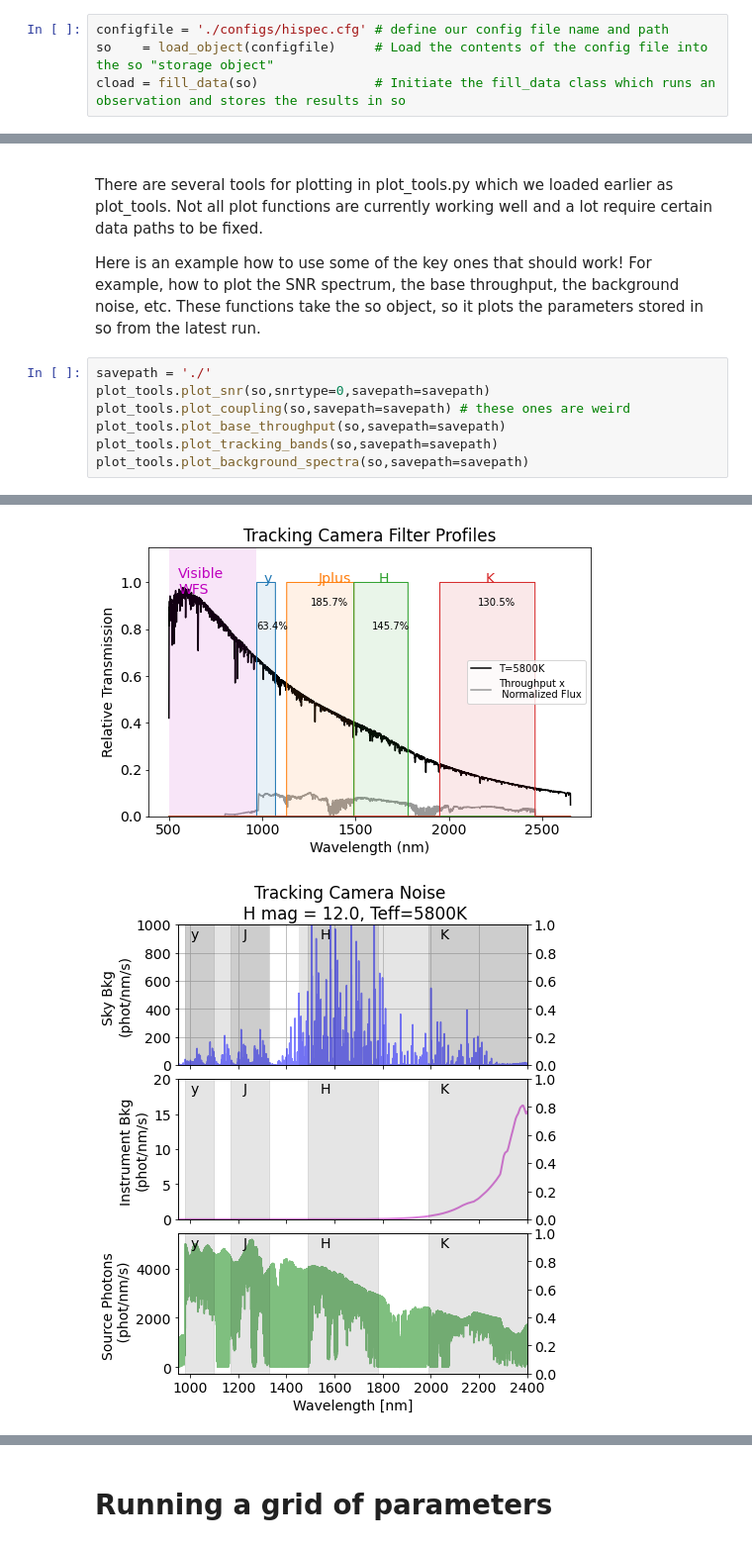
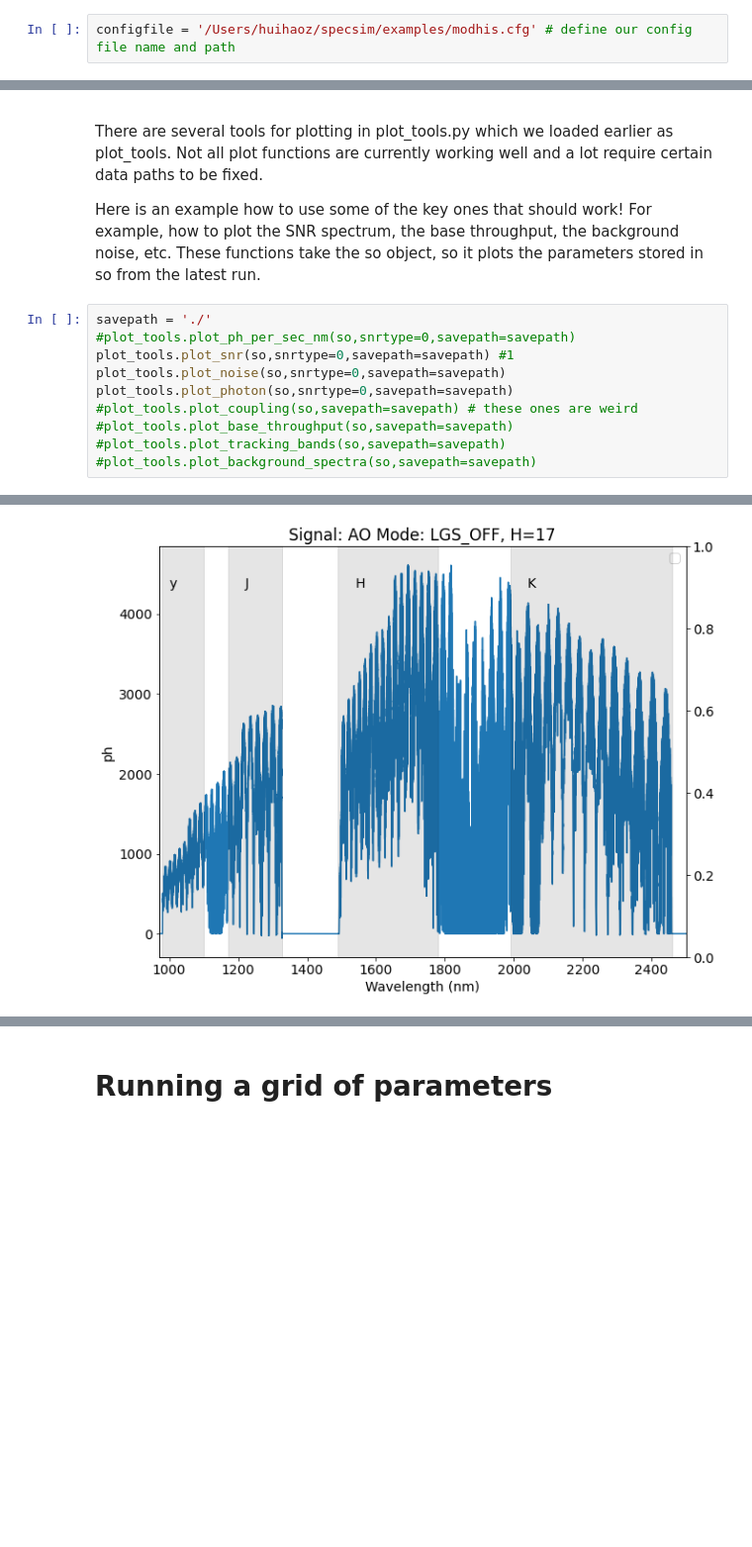
Before and after one commit to ashbake/specsim, a Jupyter notebook: examples/Tutorial_SNR_Grids.ipynb, the cells around one changed output, grey strips where cells are left out. Shown at 99% size. Drawn from its saved outputs; the diff is of its cells as text; blank space fills up the shorter version.

```diff
--- a/examples/Tutorial_SNR_Grids.ipynb
+++ b/examples/Tutorial_SNR_Grids.ipynb
@@ -54,6 +66,4 @@ There are some other functions in the load_objects.py that can be used to reload
 ## The Code - Running A Single Instance
 Here is the code to load a config file and run it
 # %%
-configfile = './configs/hispec.cfg' # define our config file name and path
-so    = load_object(configfile)     # Load the contents of the config file into the so "storage object"
-cload = fill_data(so)               # Initiate the fill_data class which runs an observation and stores the results in so
+configfile = '/Users/huihaoz/specsim/examples/modhis.cfg' # define our config file name and path
@@ -110,9 +109,12 @@ There are several tools for plotting in plot_tools.py which we loaded earlier as
 Here is an example how to use some of the key ones that should work! For example, how to plot the SNR spectrum, the base throughput, the background noise, etc. These functions take the so object, so it plots the parameters stored in so from the latest run.
 # %%
 savepath = './'
-plot_tools.plot_snr(so,snrtype=0,savepath=savepath)
-plot_tools.plot_coupling(so,savepath=savepath) # these ones are weird
-plot_tools.plot_base_throughput(so,savepath=savepath)
-plot_tools.plot_tracking_bands(so,savepath=savepath)
-plot_tools.plot_background_spectra(so,savepath=savepath)
+#plot_tools.plot_ph_per_sec_nm(so,snrtype=0,savepath=savepath)
+plot_tools.plot_snr(so,snrtype=0,savepath=savepath) #1
+plot_tools.plot_noise(so,snrtype=0,savepath=savepath)
+plot_tools.plot_photon(so,snrtype=0,savepath=savepath)
+#plot_tools.plot_coupling(so,savepath=savepath) # these ones are weird
+#plot_tools.plot_base_throughput(so,savepath=savepath)
+#plot_tools.plot_tracking_bands(so,savepath=savepath)
+#plot_tools.plot_background_spectra(so,savepath=savepath)
 # %% [output]
@@ -126,2 +126 @@ K
-[figure, old version]
+[figure, new version]
-[figure, removed]
```
Also changed, not shown: parts of 22 cells of this notebook, 2 other files.
